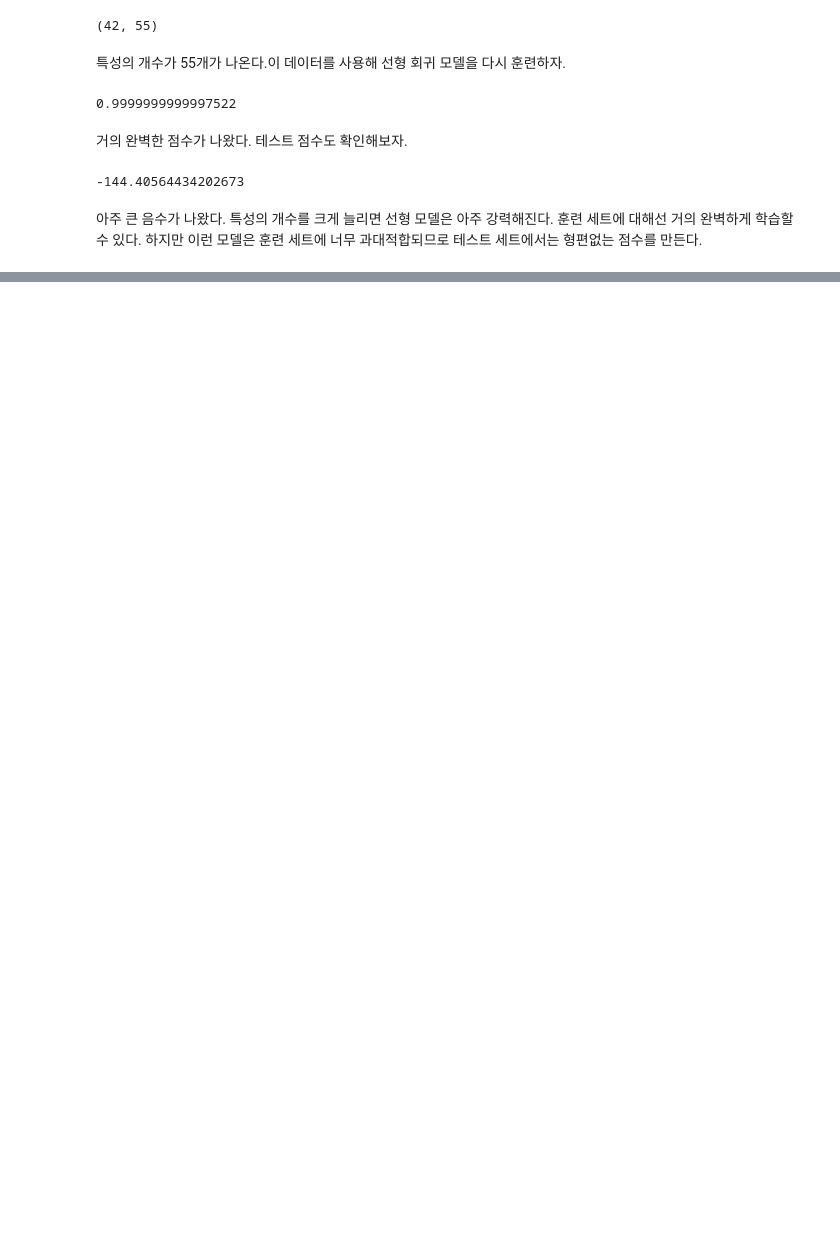
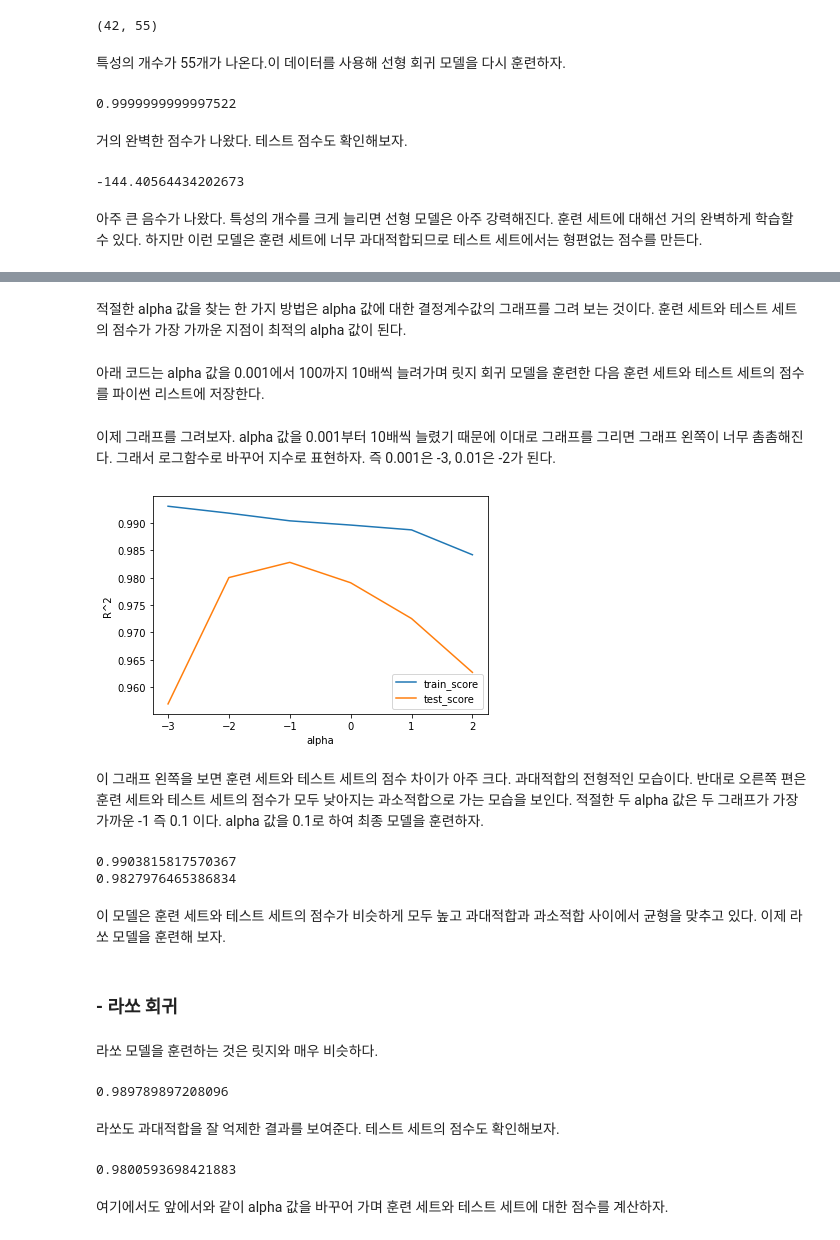
Before and after one commit to jaeyoon89/machinlearnig_deeplearning_study, a Jupyter notebook: mldl_ch3-3_regression.ipynb, the cells around one changed output, grey strips where cells are left out. Saved outputs shown, nothing was run; the diff lists cells and outputs as text; code cells hidden in the pictures; blank space fills up the shorter version.

```diff
--- a/mldl_ch3-3_regression.ipynb
+++ b/mldl_ch3-3_regression.ipynb
@@ -165,0 +176,6 @@ print(lr.score(test_poly, test_target))
+# %%
+from sklearn.preprocessing import StandardScaler
+ss = StandardScaler()
+ss.fit(train_poly)
+train_scaled = ss.transform(train_poly)
+test_scaled = ss.transform(test_poly)
@@ -165,0 +190,5 @@ print(lr.score(test_poly, test_target))
+# %%
+from sklearn.linear_model import Ridge
+ridge = Ridge()
+ridge.fit(train_scaled, train_target)
+print(ridge.score(train_scaled, train_target))
@@ -165,0 +204,62 @@ print(lr.score(test_poly, test_target))
+# %% [markdown]
+적절한 alpha 값을 찾는 한 가지 방법은 alpha 값에 대한 결정계수값의 그래프를 그려 보는 것이다. 훈련 세트와 테스트 세트의 점수가 가장 가까운 지점이 최적의 alpha 값이 된다.
+# %%
+import matplotlib.pyplot as plt
+train_score = []
+test_score = []
+# %% [markdown]
+아래 코드는 alpha 값을 0.001에서 100까지 10배씩 늘려가며 릿지 회귀 모델을 훈련한 다음 훈련 세트와 테스트 세트의 점수를 파이썬 리스트에 저장한다.
+# %%
+alpha_list = [0.001, 0.01, 0.1, 1, 10, 100]
+for alpha in alpha_list:
+    # 릿지 모델을 만든다.
+    ridge = Ridge(alpha=alpha)
+    # 릿지 모델을 훈련한다.
+    ridge.fit(train_scaled, train_target)
+    # 훈련 점수와 테스트 점수를 저장합니다
+    train_score.append(ridge.score(train_scaled, train_target))
+    test_score.append(ridge.score(test_scaled, test_target))
+# %% [markdown]
+이제 그래프를 그려보자. alpha 값을 0.001부터 10배씩 늘렸기 때문에 이대로 그래프를 그리면 그래프 왼쪽이 너무 촘촘해진다. 그래서 로그함수로 바꾸어 지수로 표현하자. 즉 0.001은 -3, 0.01은 -2가 된다.
+# %%
+plt.plot(np.log10(alpha_list), train_score)
+plt.plot(np.log10(alpha_list), test_score)
+plt.xlabel('alpha')
+plt.ylabel('R^2')
+plt.legend(['train_score', 'test_score'])
+plt.show()
+# %% [output]
+[figure, added]
+# %% [markdown]
+이 그래프 왼쪽을 보면 훈련 세트와 테스트 세트의 점수 차이가 아주 크다. 과대적합의 전형적인 모습이다. 반대로 오른쪽 편은 훈련 세트와 테스트 세트의 점수가 모두 낮아지는 과소적합으로 가는 모습을 보인다. 적절한 두 alpha 값은 두 그래프가 가장가까운 -1 즉 0.1 이다.
+alpha 값을 0.1로 하여 최종 모델을 훈련하자.
+# %%
+ridge = Ridge(alpha=0.1)
+ridge.fit(train_scaled, train_target)
+print(ridge.score(train_scaled, train_target))
+print(ridge.score(test_scaled, test_target))
+# %% [output]
+0.9903815817570367
+0.9827976465386834
+# %% [markdown]
+이 모델은 훈련 세트와 테스트 세트의 점수가 비슷하게 모두 높고 과대적합과 과소적합 사이에서 균형을 맞추고 있다. 이제 라쏘 모델을 훈련해 보자.
+# %% [markdown]
+### - 라쏘 회귀
+# %% [markdown]
+라쏘 모델을 훈련하는 것은 릿지와 매우 비슷하다.
+# %%
+from sklearn.linear_model import Lasso
+
+lasso = Lasso()
+lasso.fit(train_scaled, train_target)
+print(lasso.score(train_scaled, train_target))
+# %% [output]
+0.989789897208096
+# %% [markdown]
+라쏘도 과대적합을 잘 억제한 결과를 보여준다. 테스트 세트의 점수도 확인해보자.
+# %%
+print(lasso.score(test_scaled, test_target))
+# %% [output]
+0.9800593698421883
+# %% [markdown]
+여기에서도 앞에서와 같이 alpha 값을 바꾸어 가며 훈련 세트와 테스트 세트에 대한 점수를 계산하자.
```
Also changed, not shown: parts of 19 cells of this notebook.
